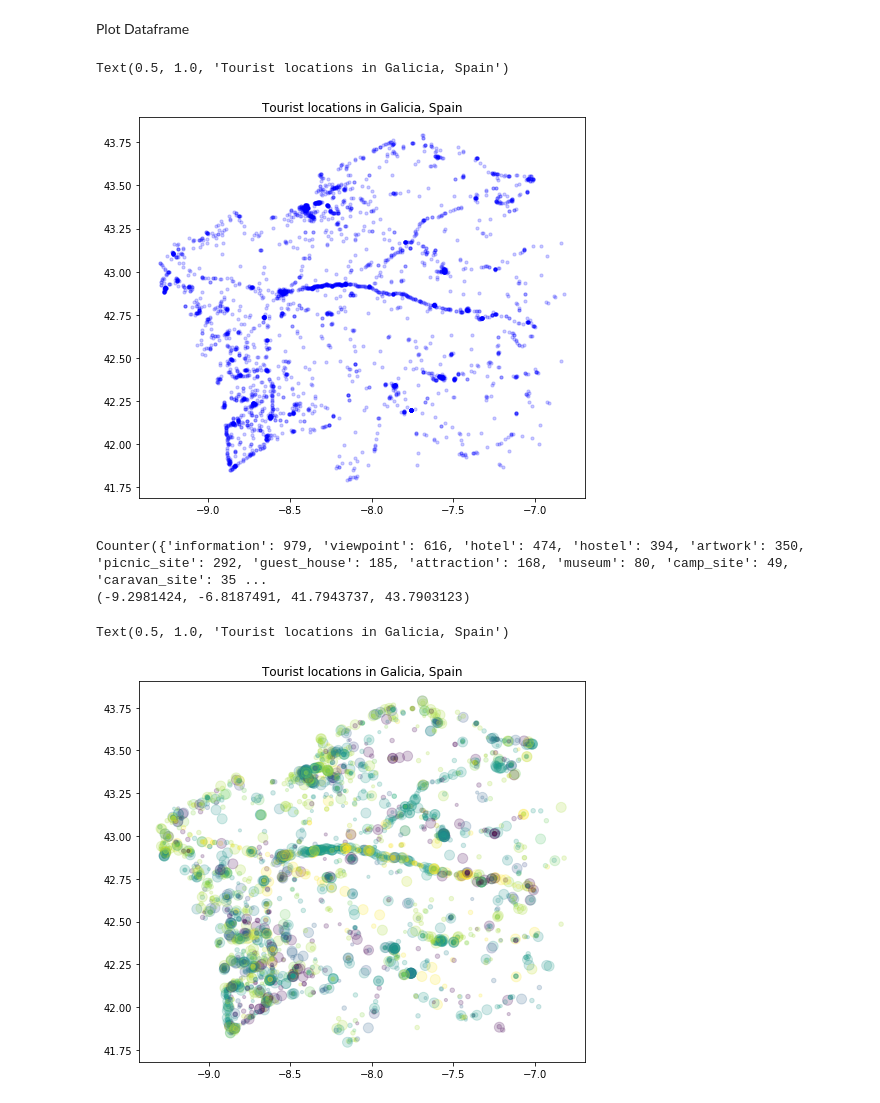
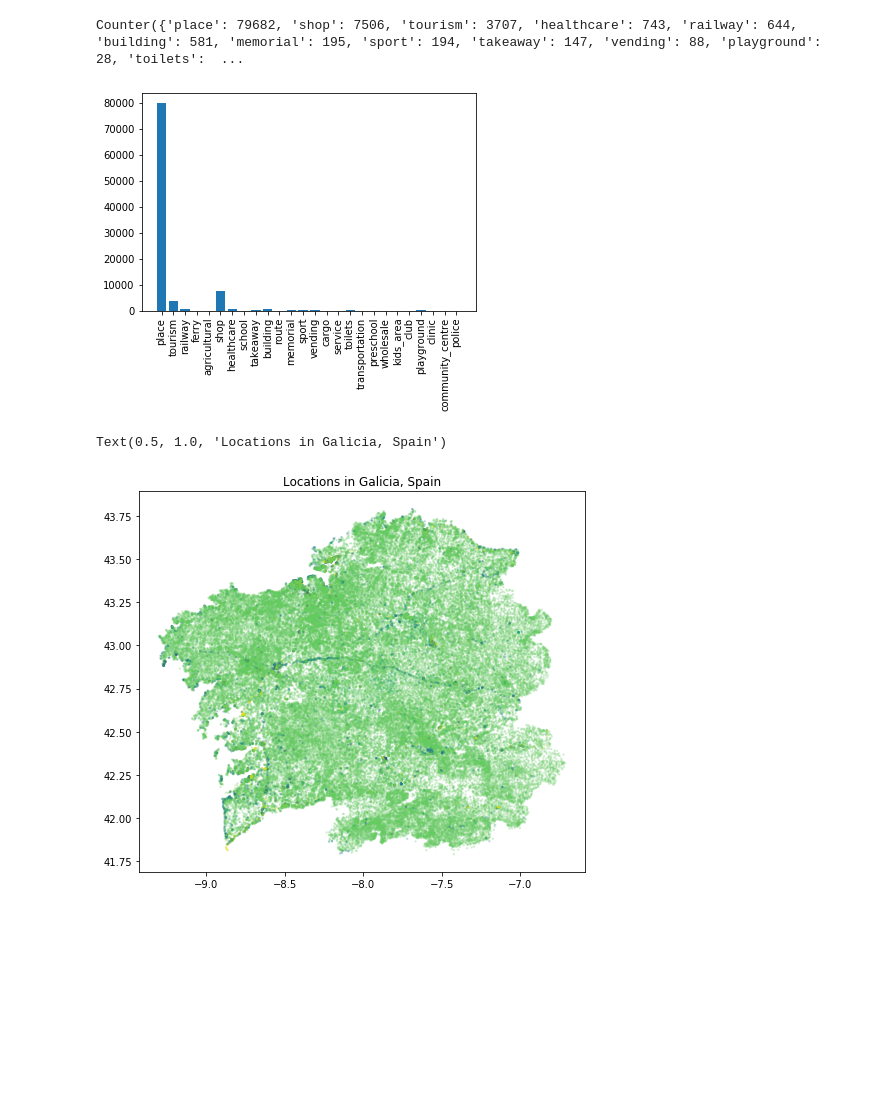
Before and after one commit to floriandotpy/fire-tourism, a Jupyter notebook: tourism_spain_paula.ipynb, the cells around one changed output. Cells and saved outputs as stored; diff of their text form; code cells hidden in the pictures; blank space fills up the shorter version.

Commit message:
Update tourism_spain_paula.ipynb
update to new data structure

```diff
--- a/tourism_spain_paula.ipynb
+++ b/tourism_spain_paula.ipynb
@@ -29 +4,4 @@ Text(0.5, 1.0, 'Tourist locations in Galicia, Spain')
+# %%
+import pandas as pd
+df = pd.read_csv('tourism/data.csv', usecols=['lat', 'lon', 'type', 'subtype'])
 # %% [markdown]
@@ -31,2 +8,0 @@ Text(0.5, 1.0, 'Tourist locations in Galicia, Spain')
-# %%
-df = handler.get_dataframe()
@@ -45,39 +79,24 @@ df.head()
-# %% [markdown]
-Plot Dataframe
-# %%
-fig, ax = plt.subplots(figsize = (8,7))
-ax.scatter(df['lon'], df['lat'], zorder=1, alpha= 0.2, c='b', s=10)
-ax.set_title('Tourist locations in Galicia, Spain')
-# %% [output]
-Text(0.5, 1.0, 'Tourist locations in Galicia, Spain')
-[figure, removed]
-# %%
-from collections import Counter
-import numpy as np
-
-tourism_subtype_info = Counter(df['subtype'])
-print(tourism_subtype_info)
-tourism_subtypes = list(set(df['subtype']))
-#https://wiki.openstreetmap.org/wiki/Key:tourism
-# https://wiki.openstreetmap.org/wiki/Tag:tourism=information: information centers & information boards
-BBox = ((df.lon.min(),   df.lon.max(),
-         df.lat.min(), df.lat.max()))
-print(BBox)
-# %% [output]
-Counter({'information': 979, 'viewpoint': 616, 'hotel': 474, 'hostel': 394, 'artwork': 350, 'picnic_site': 292, 'guest_house': 185, 'attraction': 168, 'museum': 80, 'camp_site': 49, 'caravan_site': 35 ...
-(-9.2981424, -6.8187491, 41.7943737, 43.7903123)
 # %%
-colors = [tourism_subtypes.index(df['subtype'][i]) for i in range(0, len(df['subtype']))]
-sizes = np.ones((len(tourism_subtypes),1))*20
-for typ in ['hotel','hostel','guest_house','apartment','motel','chalet']:
-    sizes[tourism_subtypes.index(typ)] = 100
-for typ in ['camp_site','caravan_site', 'camp_pitch', 'wilderness_hut']:
-    sizes[tourism_subtypes.index(typ)] = 10
+num_entries = len(df)
+type_info = Counter(df['type'])
+print(type_info)
+types = list(set(df['type']))
 
+plt.bar(type_info.keys(), type_info.values())
+plt.xticks(rotation='vertical')
+plt.show()
+
+colors = [types.index(df['type'][i]) for i in range(0, num_entries)]
+sizes = np.ones((len(types),1))*2
+
+#for typ in culture:
+#    sizes[tourism_subtypes.index(typ)] = 10
 
 fig, ax = plt.subplots(figsize = (8,7))
 ax.scatter(df['lon'], df['lat'], zorder=1,  alpha= 0.2, c= colors, s=sizes)
-ax.set_title('Tourist locations in Galicia, Spain')
+ax.set_title('Locations in Galicia, Spain')
 # %% [output]
-Text(0.5, 1.0, 'Tourist locations in Galicia, Spain')
+Counter({'place': 79682, 'shop': 7506, 'tourism': 3707, 'healthcare': 743, 'railway': 644, 'building': 581, 'memorial': 195, 'sport': 194, 'takeaway': 147, 'vending': 88, 'playground': 28, 'toilets':  ...
-[figure, old version]
+[figure, new version]
+Text(0.5, 1.0, 'Locations in Galicia, Spain')
+[figure, added]
```
Also changed, not shown: parts of 16 cells of this notebook.
